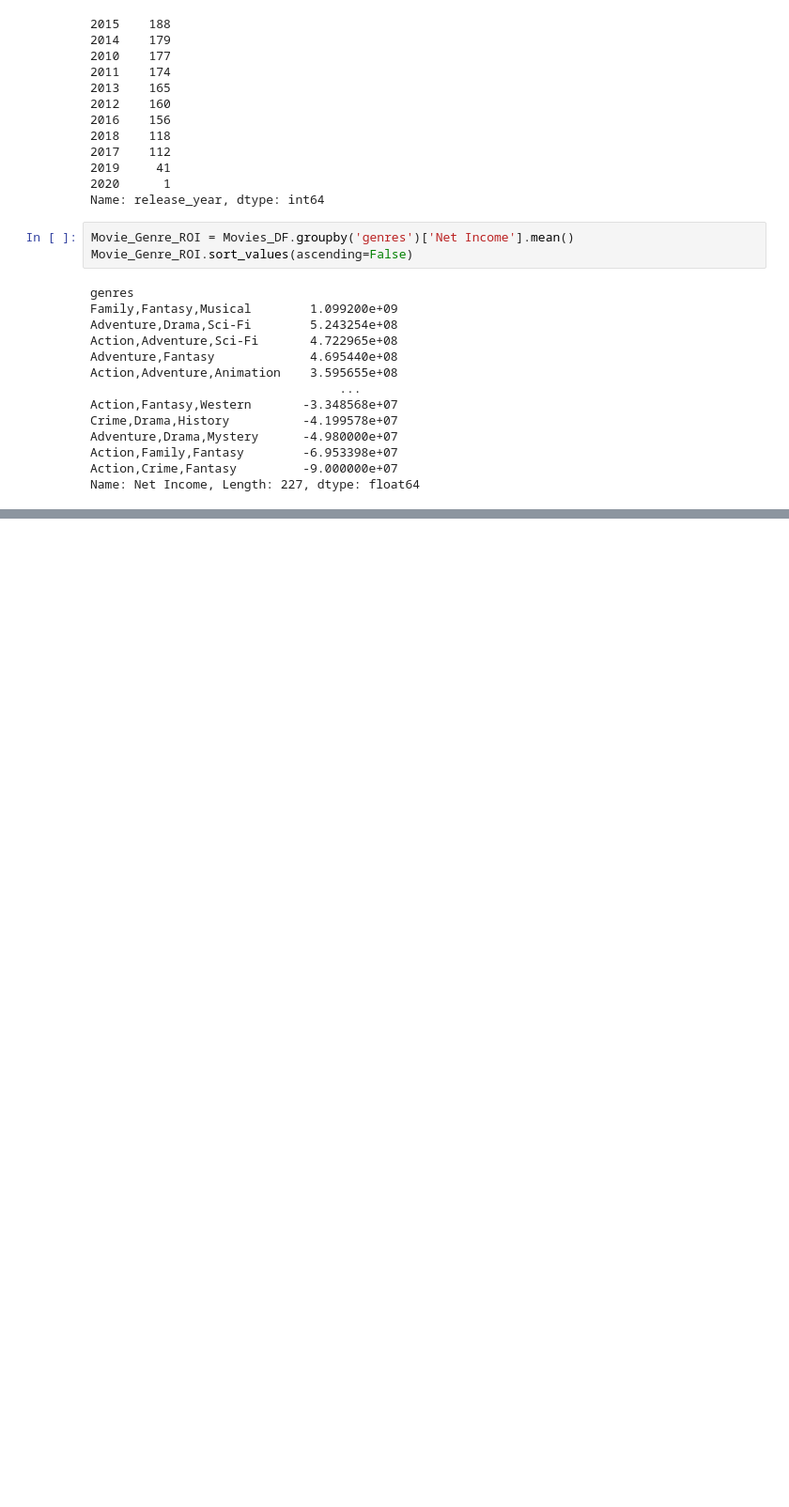
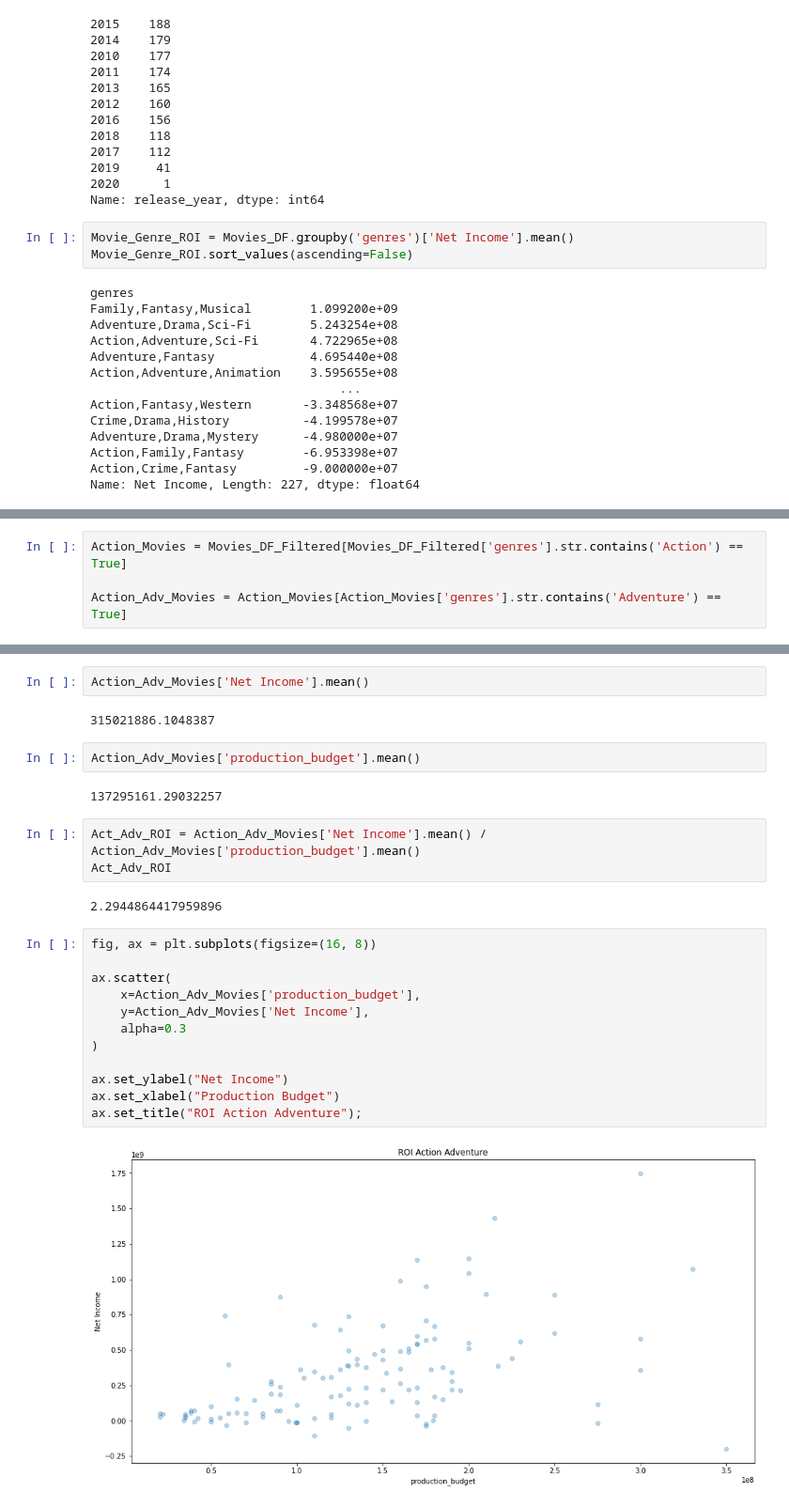
Before and after one commit to learn-co-curriculum/dsc-phase-1-project-v2-4, a Jupyter notebook: student.ipynb, the cells around one changed output, grey strips where cells are left out. Shown at 94% size. Drawn from its saved outputs; the diff is of its cells as text; blank space fills up the shorter version.

Commit message:
Created specific genres with ROI, production costs, and net income

```diff
--- a/student.ipynb
+++ b/student.ipynb
@@ -461,0 +589,4 @@ Name: genres, dtype: int64
+# %%
+Action_Movies = Movies_DF_Filtered[Movies_DF_Filtered['genres'].str.contains('Action') == True]
+
+Action_Adv_Movies = Action_Movies[Action_Movies['genres'].str.contains('Adventure') == True]
@@ -461,0 +609,27 @@ Name: genres, dtype: int64
+# %%
+Action_Adv_Movies['Net Income'].mean()
+# %% [output]
+315021886.1048387
+# %%
+Action_Adv_Movies['production_budget'].mean()
+# %% [output]
+137295161.29032257
+# %%
+Act_Adv_ROI = Action_Adv_Movies['Net Income'].mean() / Action_Adv_Movies['production_budget'].mean()
+Act_Adv_ROI
+# %% [output]
+2.2944864417959896
+# %%
+fig, ax = plt.subplots(figsize=(16, 8))
+
+ax.scatter(
+    x=Action_Adv_Movies['production_budget'],
+    y=Action_Adv_Movies['Net Income'],
+    alpha=0.3
+)
+
+ax.set_ylabel("Net Income")
+ax.set_xlabel("Production Budget")
+ax.set_title("ROI Action Adventure");
+# %% [output]
+[figure, added]
```
Also changed, not shown: parts of 27 cells of this notebook.
